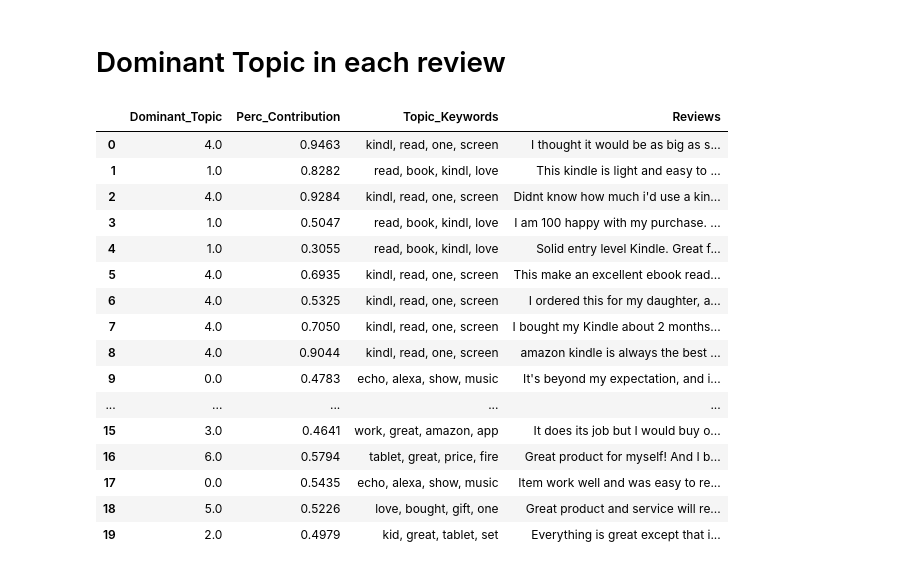
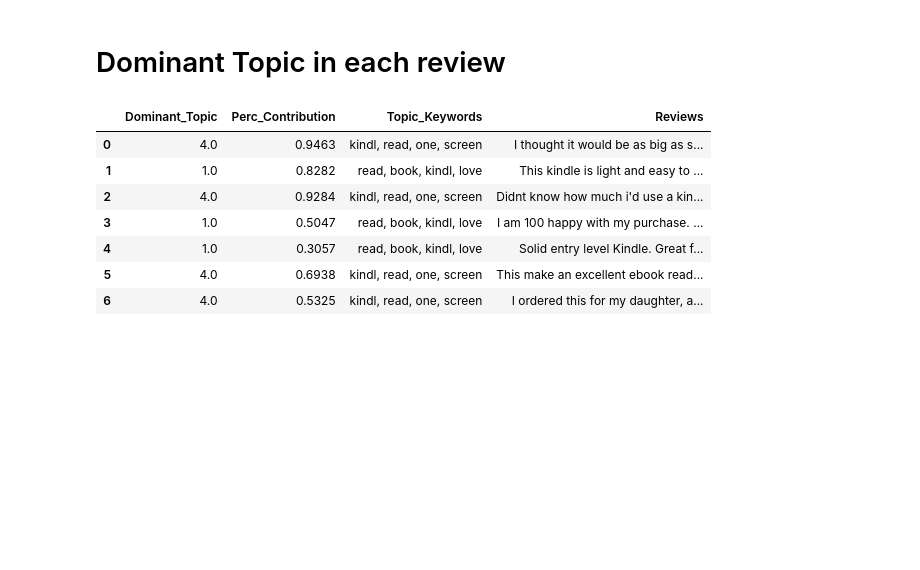
Before and after one commit to sangee1301/LDA-on-amazon-reviews, a Jupyter notebook: LDA_reviews.ipynb, the cells around one changed output. Drawn from its saved outputs; the diff is of its cells as text; code cells hidden in the pictures; blank space fills up the shorter version.

```diff
--- a/LDA_reviews.ipynb
+++ b/LDA_reviews.ipynb
@@ -147,22 +147,13 @@ def dominant_topic(ldamodel, corpus, texts):
     return(sent_topics_df)
 # %%
 df_dominant_topic = dominant_topic(ldamodel=ldamodel, corpus=corpus, texts=reviews_df['Reviews'])
-df_dominant_topic.head(20)
+df_dominant_topic.head(7)
 # %% [output]
 |  | Dominant_Topic | Perc_Contribution | Topic_Keywords | Reviews |
 | 0 | 4.0 | 0.9463 | kindl, read, one, screen | I thought it would be as big as s... |
 | 1 | 1.0 | 0.8282 | read, book, kindl, love | This kindle is light and easy to ... |
 | 2 | 4.0 | 0.9284 | kindl, read, one, screen | Didnt know how much i'd use a kin... |
 | 3 | 1.0 | 0.5047 | read, book, kindl, love | I am 100 happy with my purchase. ... |
-| 4 | 1.0 | 0.3055 | read, book, kindl, love | Solid entry level Kindle. Great f... |
-| 5 | 4.0 | 0.6935 | kindl, read, one, screen | This make an excellent ebook read... |
+| 4 | 1.0 | 0.3057 | read, book, kindl, love | Solid entry level Kindle. Great f... |
+| 5 | 4.0 | 0.6938 | kindl, read, one, screen | This make an excellent ebook read... |
 | 6 | 4.0 | 0.5325 | kindl, read, one, screen | I ordered this for my daughter, a... |
-| 7 | 4.0 | 0.7050 | kindl, read, one, screen | I bought my Kindle about 2 months... |
-| 8 | 4.0 | 0.9044 | kindl, read, one, screen | amazon kindle is always the best ... |
-| 9 | 0.0 | 0.4783 | echo, alexa, show, music | It's beyond my expectation, and i... |
-| ... | ... | ... | ... | ... |
-| 15 | 3.0 | 0.4641 | work, great, amazon, app | It does its job but I would buy o... |
-| 16 | 6.0 | 0.5794 | tablet, great, price, fire | Great product for myself! And I b... |
-| 17 | 0.0 | 0.5435 | echo, alexa, show, music | Item work well and was easy to re... |
-| 18 | 5.0 | 0.5226 | love, bought, gift, one | Great product and service will re... |
-| 19 | 2.0 | 0.4979 | kid, great, tablet, set | Everything is great except that i... |
```
Also changed, not shown: parts of 1 cell of this notebook.
